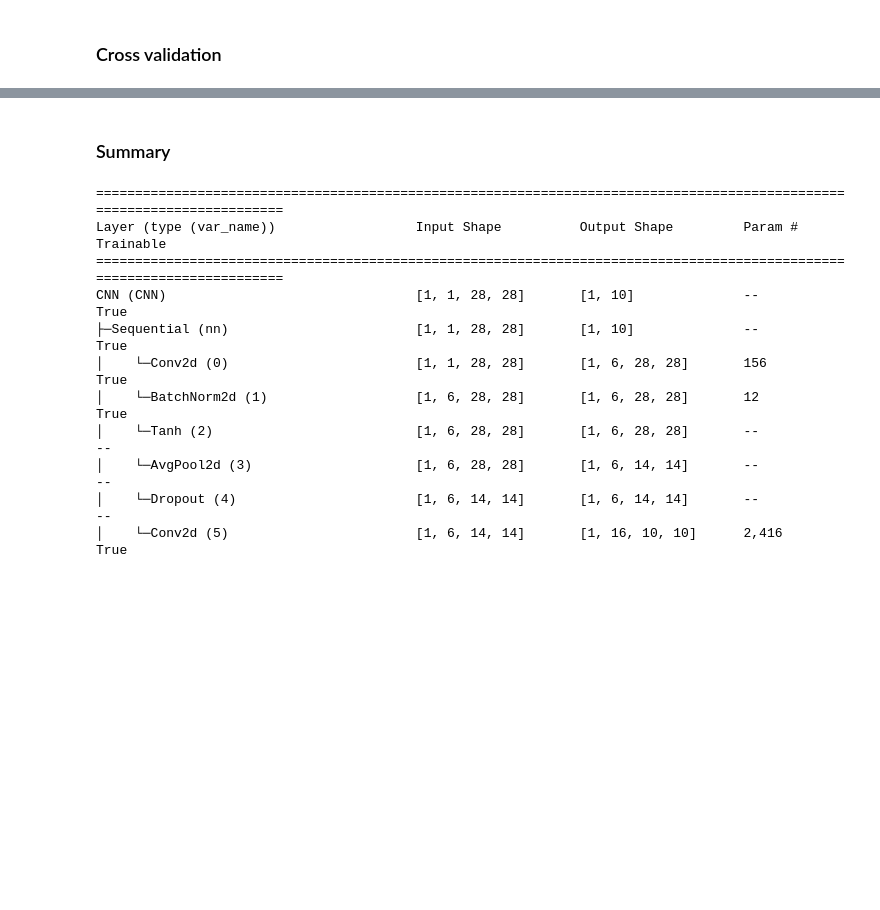
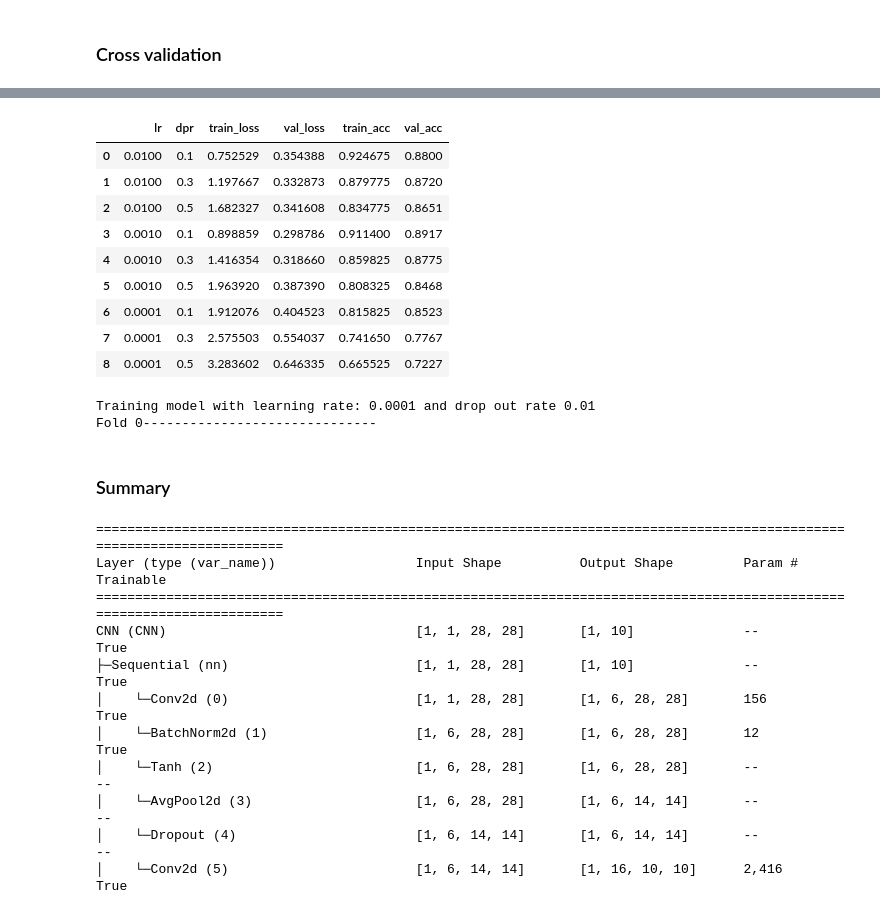
Before and after one commit to julielhagen/Clothing_classification-, a Jupyter notebook: CNN_Ida.ipynb, the cells around one changed output, grey strips where cells are left out. Saved outputs shown, nothing was run; the diff lists cells and outputs as text; code cells hidden in the pictures; blank space fills up the shorter version.

```diff
--- a/CNN_Ida.ipynb
+++ b/CNN_Ida.ipynb
@@ -525,3 +495,73 @@ KeyboardInterrupt:
+# %%
+history_df = pd.DataFrame(history)
+history_df.to_csv('training_history.csv')
+# %%
+history_df
+# %% [output]
+|  | lr | dpr | train_loss | val_loss | train_acc | val_acc |
+| 0 | 0.0100 | 0.1 | 0.752529 | 0.354388 | 0.924675 | 0.8800 |
+| 1 | 0.0100 | 0.3 | 1.197667 | 0.332873 | 0.879775 | 0.8720 |
+| 2 | 0.0100 | 0.5 | 1.682327 | 0.341608 | 0.834775 | 0.8651 |
+| 3 | 0.0010 | 0.1 | 0.898859 | 0.298786 | 0.911400 | 0.8917 |
+| 4 | 0.0010 | 0.3 | 1.416354 | 0.318660 | 0.859825 | 0.8775 |
+| 5 | 0.0010 | 0.5 | 1.963920 | 0.387390 | 0.808325 | 0.8468 |
+| 6 | 0.0001 | 0.1 | 1.912076 | 0.404523 | 0.815825 | 0.8523 |
+| 7 | 0.0001 | 0.3 | 2.575503 | 0.554037 | 0.741650 | 0.7767 |
+| 8 | 0.0001 | 0.5 | 3.283602 | 0.646335 | 0.665525 | 0.7227 |
+# %%
+history2 = {'lr': [], 'dpr': [], 'train_loss': [], 'val_loss': [], 'train_acc':[], 'val_acc': []}
+
+num_folds = 5
+learning_rates = [0.0001]
+drop_out_rates =[0.01, 0.05, 0.1]
+
+for lr in learning_rates:
+    for dpr in drop_out_rates:
+        print(f'Training model with learning rate: {lr} and drop out rate {dpr}')
+
+        train_loss, val_loss, train_acc, val_acc = 0,0,0,0
+
+        for fold in range(num_folds):
+            print(f'Fold {fold}------------------------------')
+            data_train, data_val = torch.utils.data.random_split(data_training, [8000, 2000])
+
+            model = CNN(activation_fn=nn.Sigmoid,
+                drop_out_rate=dpr,
+                batch_size=128,
+                epochs=250,
+                train_data=data_train,
+                val_data=data_val,
+                test_data=data_test,
+                loss_fn=nn.CrossEntropyLoss(),
+                lr=lr,
+                optimizer=torch.optim.Adam,
+                verbose=False,
+                patience=10,
+                delta=0)
+
+            model.fit()
+
+            train_loss += model.train_loss_history[-1]
+            val_loss += model.val_loss_history[-1]
+            train_acc += model.train_acc_history[-1]
+            val_acc += model.val_acc_history[-1]
+
+        train_loss /= num_folds
+        val_loss /= num_folds
+        train_acc /= num_folds
+        val_acc /= num_folds
+
+        print(f'Average result of validation\nLoss\nTraining: {train_loss}, validation: {val_loss}\nAccuracy:\nTraining: {train_acc}, validation: {val_acc}')
+
+        history2['lr'].append(lr)
+        history2['dpr'].append(dpr)
+        history2['train_loss'].append(train_loss)
+        history2['val_loss'].append(val_loss)
+        history2['train_acc'].append(train_acc)
+        history2['val_acc'].append(val_acc)
+# %% [output]
+Training model with learning rate: 0.0001 and drop out rate 0.01
+Fold 0------------------------------
 # %% [markdown]
 ### Summary
 # %%
```
Also changed, not shown: parts of 7 cells of this notebook.
